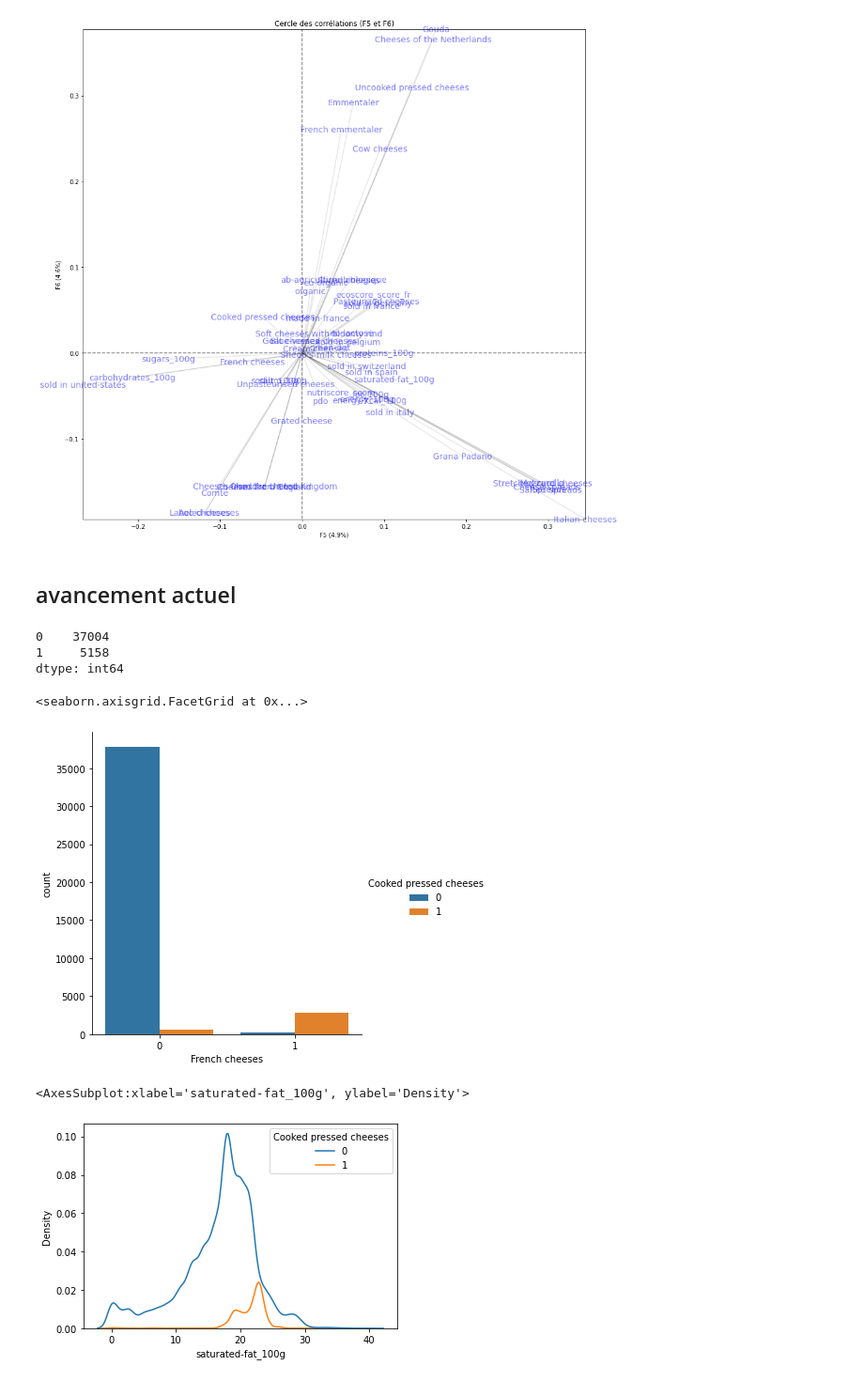
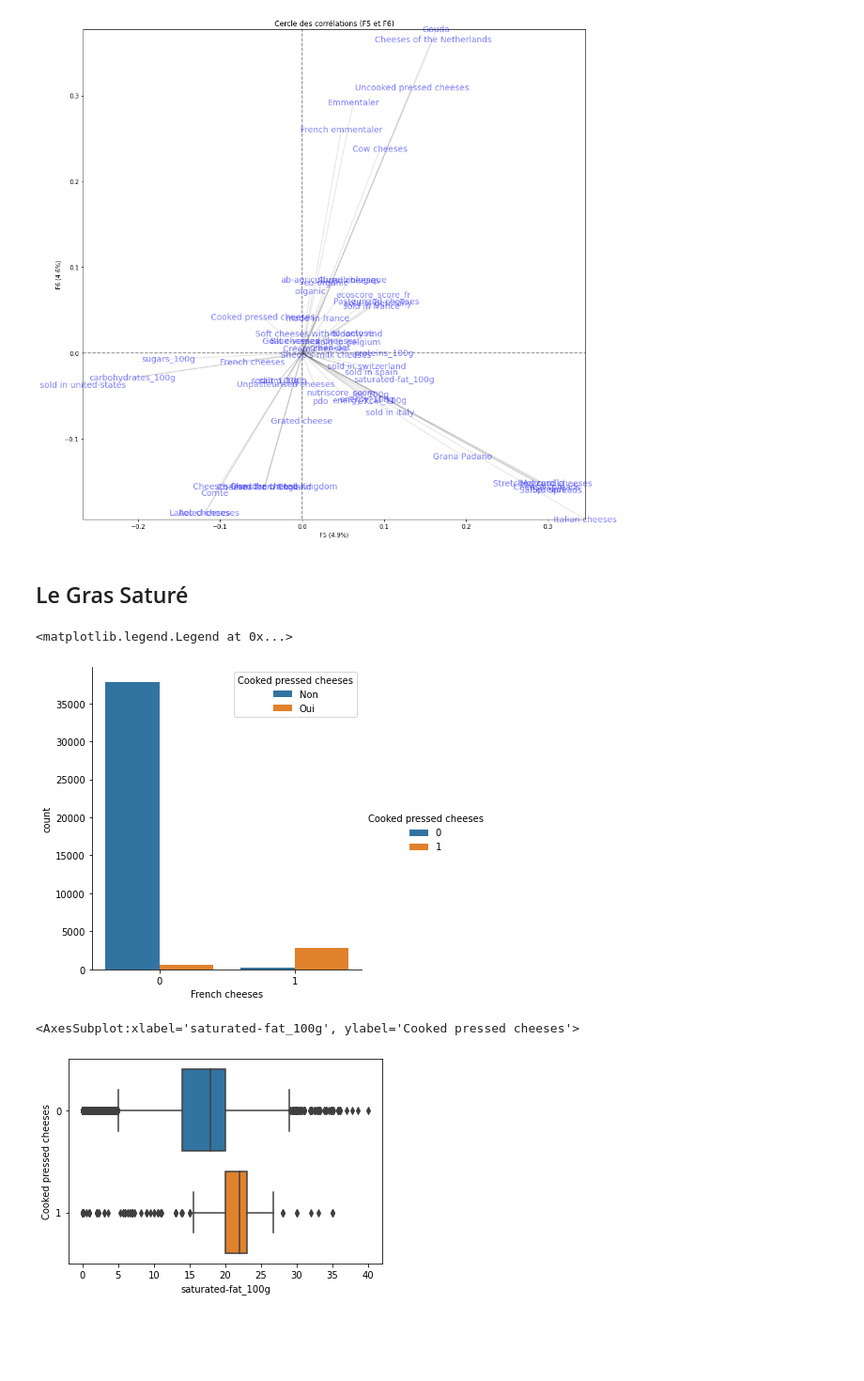
Before and after one commit to skamos/Python, a Jupyter notebook: Openclassroms/Projet_2 Exploration.ipynb, the cells around one changed output. Shown at 94% size. Saved outputs shown, nothing was run; the diff lists cells and outputs as text; code cells hidden in the pictures; blank space fills up the shorter version.

```diff
--- a/Openclassroms/Projet_2 Exploration.ipynb
+++ b/Openclassroms/Projet_2 Exploration.ipynb
@@ -346,21 +373,16 @@ display_circles(pcs, n_comp, pca, [(0,1),(2,3),(4,5)], labels = np.array(feature
 [figure]
 [figure]
 [figure]
-# %% [markdown]
-## avancement actuel
-# %%
-df_cheese[['Comté', 'Emmentaler', 'Mozzarella', 'Cheddar cheese', 'Gouda']].sum(axis=1).value_counts()
-# %% [output]
-0    37004
-1     5158
-dtype: int64
+# %% [markdown]
+## Le Gras Saturé
 # %%
 sns.catplot(data=df_cheese, x='French cheeses', hue='Cooked pressed cheeses', kind='count')
+plt.legend(title='Cooked pressed cheeses', loc='upper right', labels=['Non', 'Oui'])
 # %% [output]
-<seaborn.axisgrid.FacetGrid at 0x...>
+<matplotlib.legend.Legend at 0x...>
-[figure, old version]
+[figure, new version]
 # %%
-sns.kdeplot(data=df_cheese, x="saturated-fat_100g", hue="Cooked pressed cheeses")
+sns.boxplot(data=df_cheese, x="saturated-fat_100g", y="Cooked pressed cheeses", orient="h")
 # %% [output]
-<AxesSubplot:xlabel='saturated-fat_100g', ylabel='Density'>
+<AxesSubplot:xlabel='saturated-fat_100g', ylabel='Cooked pressed cheeses'>
-[figure, old version]
+[figure, new version]
```
Also changed, not shown: parts of 8 cells of this notebook, 1 other file.
